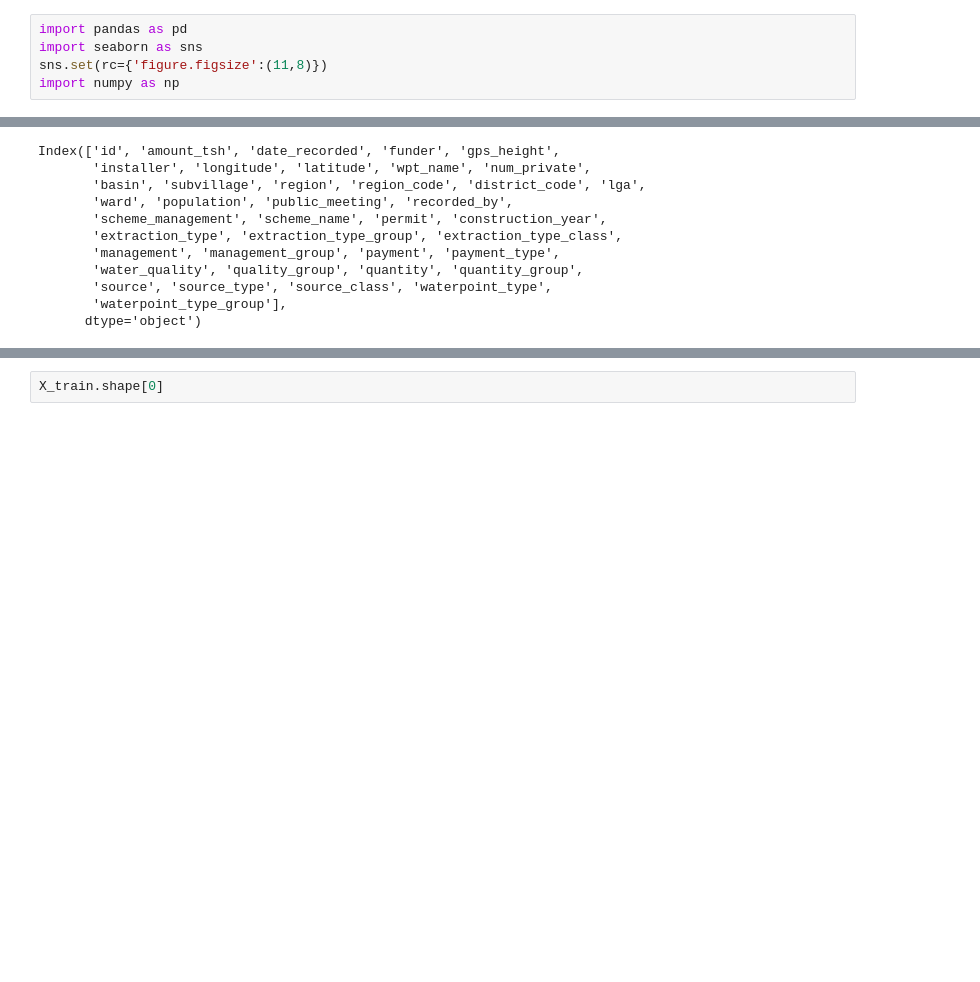
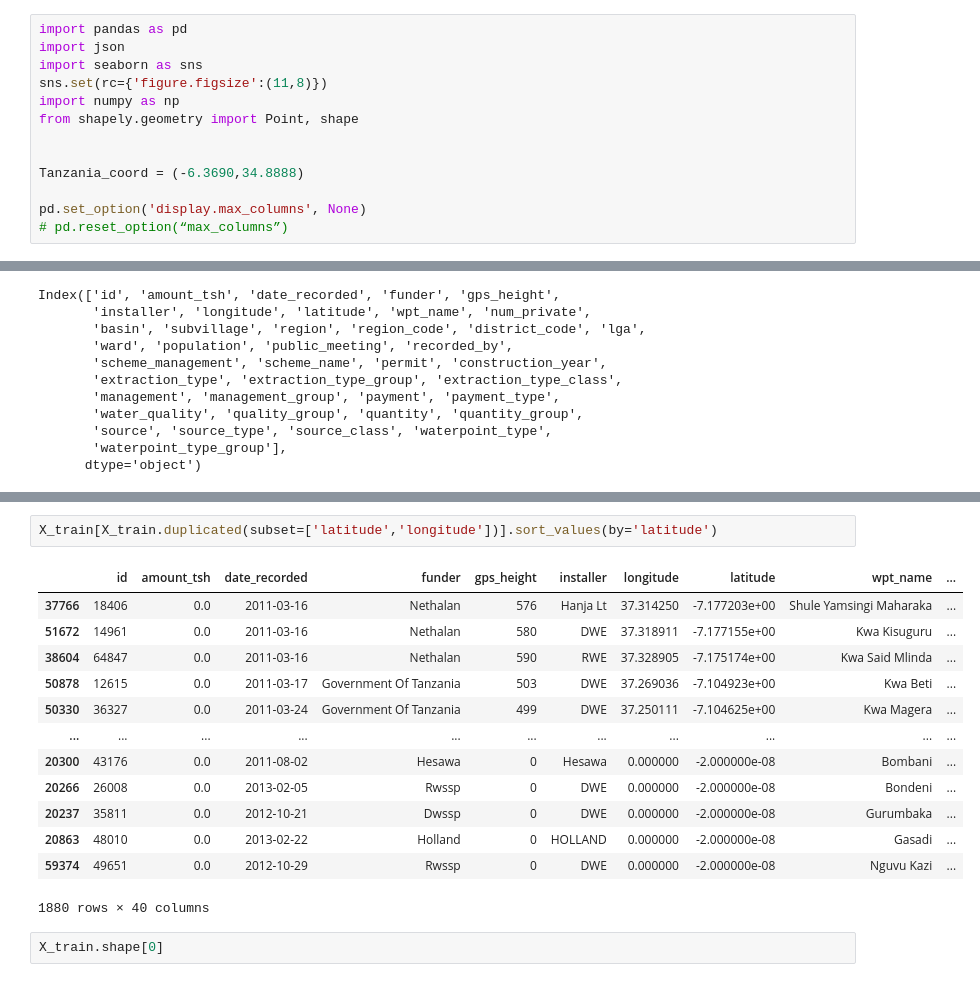
Before and after one commit to ssaeed85/dsc-ph3-TanzaniaWaterWell, a Jupyter notebook: Notebook.ipynb, the cells around one changed output, grey strips where cells are left out. Drawn from its saved outputs; the diff is of its cells as text; blank space fills up the shorter version.

```diff
--- a/Notebook.ipynb
+++ b/Notebook.ipynb
@@ -1,8 +5,16 @@
 # %%
 import pandas as pd
+import json
 import seaborn as sns
 sns.set(rc={'figure.figsize':(11,8)})
 import numpy as np
+from shapely.geometry import Point, shape
+
+
+Tanzania_coord = (-6.3690,34.8888)
+
+pd.set_option('display.max_columns', None)
+# pd.reset_option(“max_columns”)
 # %%
 X_train = pd.read_csv('data/Training_set.csv')
 y_train = pd.read_csv('data/Training_labels.csv')
@@ -51,4 +119,20 @@ permit                3056
 dtype: int64
+# %%
+X_train[X_train.duplicated(subset=['latitude','longitude'])].sort_values(by='latitude')
+# %% [output]
+|  | id | amount_tsh | date_recorded | funder | gps_height | installer | longitude | latitude | wpt_name | ... |
+| 37766 | 18406 | 0.0 | 2011-03-16 | Nethalan | 576 | Hanja Lt | 37.314250 | -7.177203e+00 | Shule Yamsingi Maharaka | ... |
+| 51672 | 14961 | 0.0 | 2011-03-16 | Nethalan | 580 | DWE | 37.318911 | -7.177155e+00 | Kwa Kisuguru | ... |
+| 38604 | 64847 | 0.0 | 2011-03-16 | Nethalan | 590 | RWE | 37.328905 | -7.175174e+00 | Kwa Said Mlinda | ... |
+| 50878 | 12615 | 0.0 | 2011-03-17 | Government Of Tanzania | 503 | DWE | 37.269036 | -7.104923e+00 | Kwa Beti | ... |
+| 50330 | 36327 | 0.0 | 2011-03-24 | Government Of Tanzania | 499 | DWE | 37.250111 | -7.104625e+00 | Kwa Magera | ... |
+| ... | ... | ... | ... | ... | ... | ... | ... | ... | ... | ... |
+| 20300 | 43176 | 0.0 | 2011-08-02 | Hesawa | 0 | Hesawa | 0.000000 | -2.000000e-08 | Bombani | ... |
+| 20266 | 26008 | 0.0 | 2013-02-05 | Rwssp | 0 | DWE | 0.000000 | -2.000000e-08 | Bondeni | ... |
+| 20237 | 35811 | 0.0 | 2012-10-21 | Dwssp | 0 | DWE | 0.000000 | -2.000000e-08 | Gurumbaka | ... |
+| 20863 | 48010 | 0.0 | 2013-02-22 | Holland | 0 | HOLLAND | 0.000000 | -2.000000e-08 | Gasadi | ... |
+| 59374 | 49651 | 0.0 | 2012-10-29 | Rwssp | 0 | DWE | 0.000000 | -2.000000e-08 | Nguvu Kazi | ... |
+1880 rows × 40 columns
 # %%
 X_train.shape[0]
 # %% [output]
```
Also changed, not shown: parts of 19 cells of this notebook.
